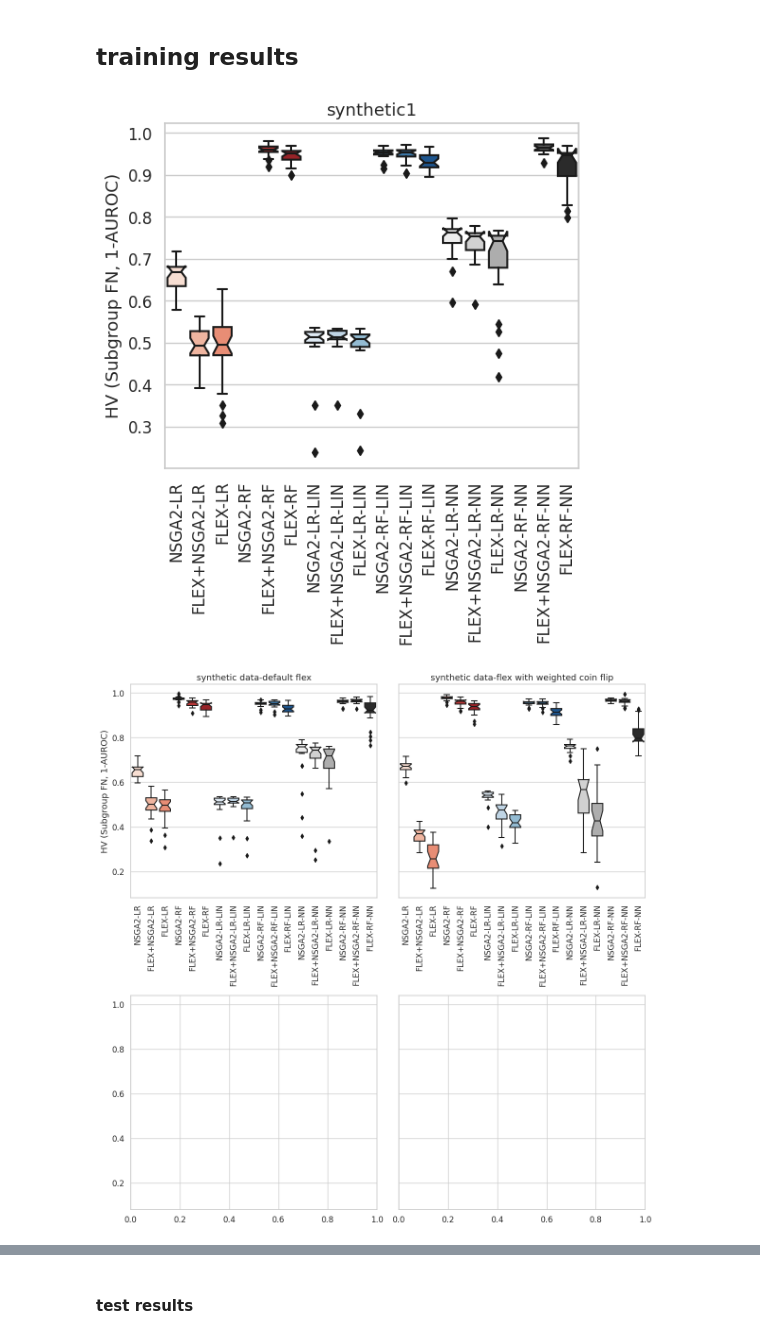
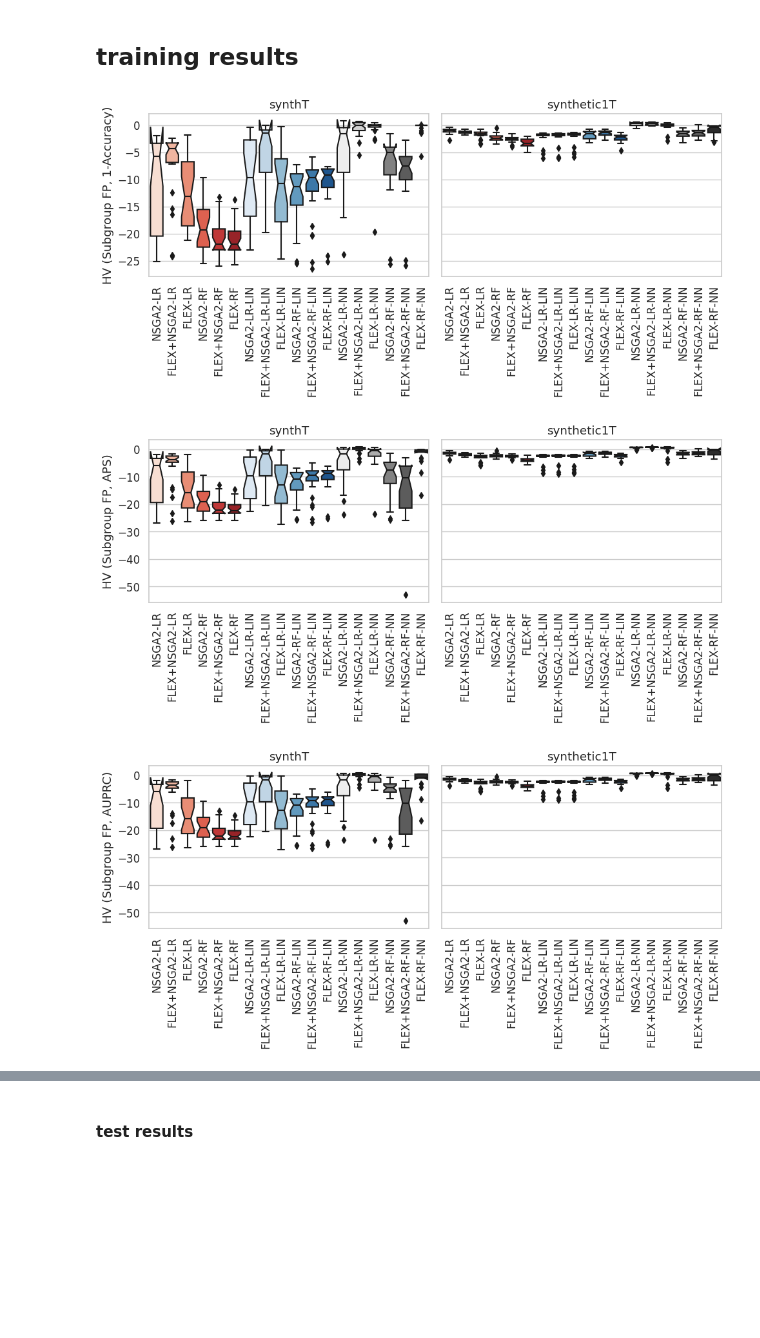
Before and after one commit to shakiba-shb/Flex, a Jupyter notebook: postprocessing/hypervolume_comparison.ipynb, the cells around one changed output, grey strips where cells are left out. Cells and saved outputs as stored; diff of their text form; code cells hidden in the pictures; blank space fills up the shorter version.

Commit message:
updated data analysis files

```diff
--- a/postprocessing/hypervolume_comparison.ipynb
+++ b/postprocessing/hypervolume_comparison.ipynb
@@ -94,18 +92,18 @@ frames = []
 for rdir in rdirs:
     for f in Path(rdir).glob('*.csv'):
         df = pd.read_csv(f)
-        # if 'adult0' in str(f):
-        #     df['dataset'] = 'adult0'
+        if 'synthT5000' in str(f):
+            df['dataset'] = 'synthT5000'
+        if 'synthetic1T' in str(f):
+            df['dataset'] = 'synthetic1T'
         if 'synthetic1W' in str(f):
             df['dataset'] = 'synthetic1W'
-        # if 'adultR' in str(f):
-        #     df['dataset'] = 'adultR'
         # if 'adultR2' in str(f):
         #     df['dataset'] = 'adultR2'
         frames.append(df)
 # convert train column to 'train', 'test'
 df_all = pd.concat(frames)
-#df_all = frames
+# #df_all = frames
 for m, dfgm in df_all.groupby('method'):
     for d, dfgmd in dfgm.groupby('dataset'):
         print('# results for',m,'on',d,':',len(dfgmd))
@@ -211,7 +209,7 @@ color_palette = palette_red + palette_blue + palette_green
 for col in plot_cols:
     h = plt.figure(figsize=(10,10))
     i = 1
-    for dataset,dfg in df_train.groupby('dataset'):
+    for dataset,dfg in df_all.groupby('dataset'):
         ax = h.add_subplot(2,2,i)
         sns.boxplot(data=dfg, x='method_nice',y=col, notch=True, order=OrderNice,palette=color_palette)
         plt.title(dataset)
@@ -219,6 +217,7 @@ for col in plot_cols:
         y2 = metric_nice[col.split(':')[-1][:-1]]
         if i%3 ==1:
             plt.ylabel('HV (' + y1 +', '+y2+')')
+            #plt.ylabel('hv')
         else:
             plt.ylabel('')
 #         if i < 3:
@@ -231,42 +230,46 @@ for col in plot_cols:
         i += 1
 
     plt.tight_layout()
-    plt.savefig(figdir+'/train_'+col.replace('(','-').replace(':','-')[:-1] +'.png',
-               bbox_inches='tight')
+    # plt.savefig(figdir+'/train_'+col.replace('(','-').replace(':','-')[:-1] +'.png',
+    #            bbox_inches='tight')
-# %% [output]
-[figure, removed]
 # %%
 import seaborn as sns
 import matplotlib.pyplot as plt
 
-plot_cols = [c for c in df_all.columns if 'hv(subgroup_fnr:auc_roc)' in c]
+plot_cols = [c for c in df_all.columns if 'hv' in c]
 # train = df_train[df_train['dataset'].str.contains('ACSIncome')]
 # test = df_test[df_test['dataset'].str.contains('ACSIncome')]
 palette_red = sns.color_palette("Reds", 6)
 palette_blue = sns.color_palette("Blues", 6)
 palette_green = sns.color_palette("Grays", 6)
 color_palette = palette_red + palette_blue + palette_green
-#titles = {'adult':'adult-default flex','adultW':'adult-flex with weighted coin flip','adultR':'adult-random selection','adult0':'adult-no evolution'}
-titles = {'synthetic1':'synthetic data-default flex','synthetic1W':'synthetic data-flex with weighted coin flip'}
+#titles = {'adult':'adult-default flex','adultW':'adult-flex with weighted coin flip','adultR':'adult-random selection','adultT':'adult-flex with added test case'}
+#titles = {'synthetic1':'synthetic data-default flex','synthetic1T':'synthetic data-flex with added test case',
+          #'synthetic1N':'synthetic data-flex with no coin flip', 'synthetic1W':'synthetic data-flex with weighted coin flip'}
 for col in plot_cols:
-    h, axes = plt.subplots(2, 2, figsize=(12, 12), sharey=True)  # Set sharey=True
+    h, axes = plt.subplots(1, 2, figsize=(10, 5), sharey=True)  # Set sharey=True
 
     i = 1
     for ax, (dataset, dfg) in zip(axes.flatten(), df_train.groupby('dataset')):
         sns.boxplot(data=dfg, x='method_nice', y=col, notch=True, order=OrderNice, palette=color_palette, ax=ax)
-        #ax.set_title(dataset)
-        ax.set_title(titles[dataset])
+        ax.set_title(dataset)
+        #ax.set_title(titles[dataset])
         y1 = metric_nice[col.split('(')[-1].split(':')[0]]
         y2 = metric_nice[col.split(':')[-1][:-1]]
         if i % 2 == 1:
             ax.set_ylabel('HV (' + y1 + ', ' + y2 + ')')
         else:
             ax.set_ylabel('')
-        ax.set_xticklabels(ax.get_xticklabels(), rotation=90)
+        if (i>0):
+            ax.set_xticklabels(ax.get_xticklabels(), rotation=90)
+        else:
+            ax.set_xticklabels([])
         ax.set_xlabel('')
         i += 1
 
     plt.tight_layout()
-    plt.savefig(figdir + '/train_' + col.replace('(', '-').replace(':', '-')[:-1] + '.png', bbox_inches='tight')
+    plt.savefig(figdir + '/normalized_train_' + col.replace('(', '-').replace(':', '-')[:-1] + '.png', bbox_inches='tight')
 # %% [output]
-[figure, old version]
+[figure, new version]
+[figure, added]
+[figure, added]
```
Also changed, not shown: parts of 15 cells of this notebook, 2 other files.
